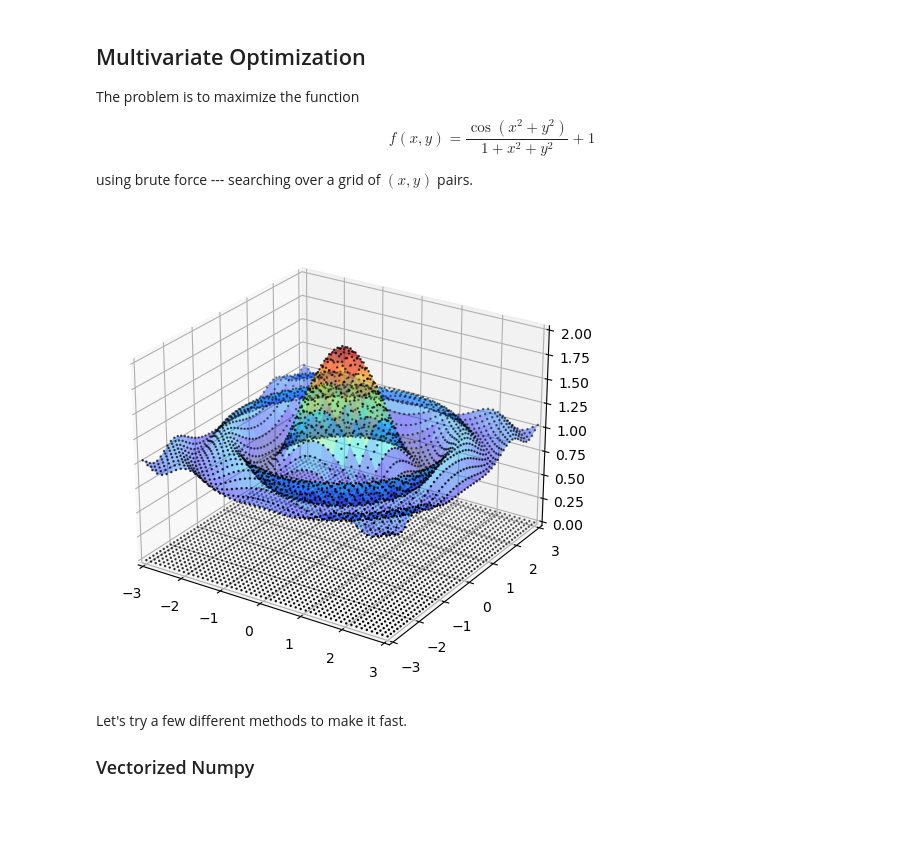
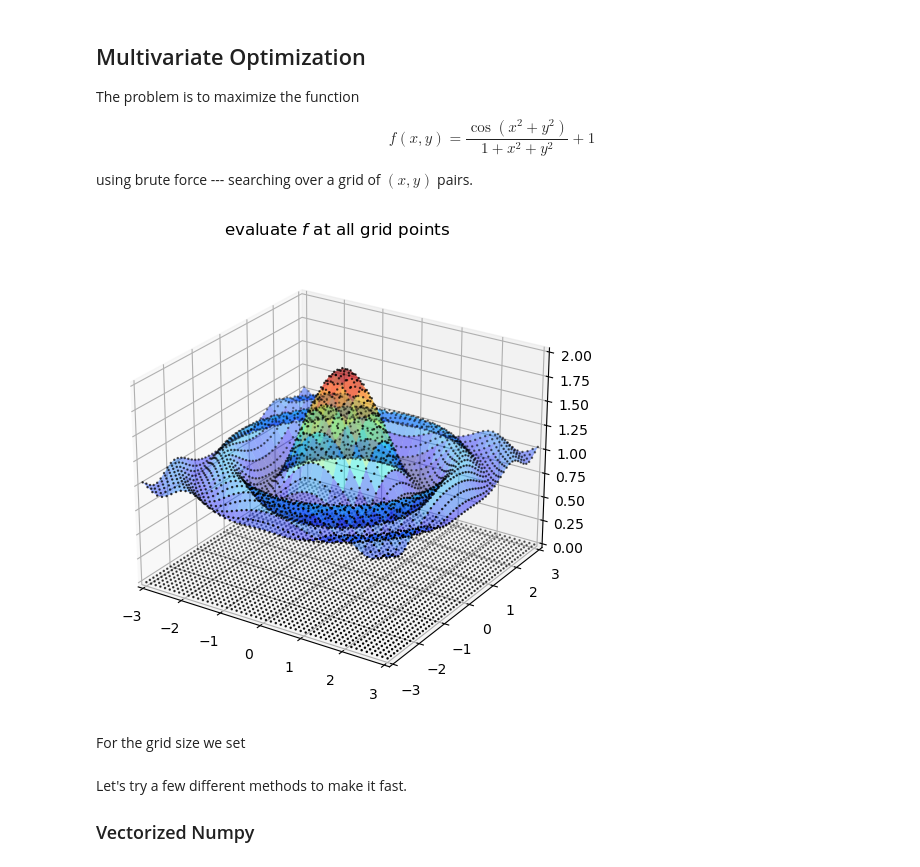
Before and after one commit to jstac/minnesota_2023, a Jupyter notebook: notebooks/numba_numpy_jax_horse_race.ipynb, the cells around one changed output. Saved outputs shown, nothing was run; the diff lists cells and outputs as text; code cells hidden in the pictures; blank space fills up the shorter version.

```diff
--- a/notebooks/numba_numpy_jax_horse_race.ipynb
+++ b/notebooks/numba_numpy_jax_horse_race.ipynb
@@ -43,32 +69,34 @@ from mpl_toolkits.mplot3d.axes3d import Axes3D
 from matplotlib import cm
 
 gridsize = 50
 gmin, gmax = -3, 3
 xgrid = np.linspace(gmin, gmax, gridsize)
 ygrid = xgrid
 x, y = np.meshgrid(xgrid, ygrid)
 
 # === plot value function === #
 fig = plt.figure(figsize=(8, 6))
 ax = fig.add_subplot(111, projection='3d')
 ax.plot_surface(x,
                 y,
                 f(x, y),
                 rstride=2, cstride=2,
                 cmap=cm.jet,
                 alpha=0.4,
                 linewidth=0.05)
 
-
+ax.set_title("evaluate $f$ at all grid points")
 ax.scatter(x, y, c='k', s=0.6)
 
 ax.scatter(x, y, f(x, y), c='k', s=0.6)
 
 ax.view_init(25, -57)
 ax.set_zlim(-0, 2.0)
 ax.set_xlim(gmin, gmax)
 ax.set_ylim(gmin, gmax)
 
 plt.show()
 # %% [output]
-[figure, old version]
+[figure, new version]
+# %% [markdown]
+For the grid size we set
```
Also changed, not shown: parts of 26 cells of this notebook.
